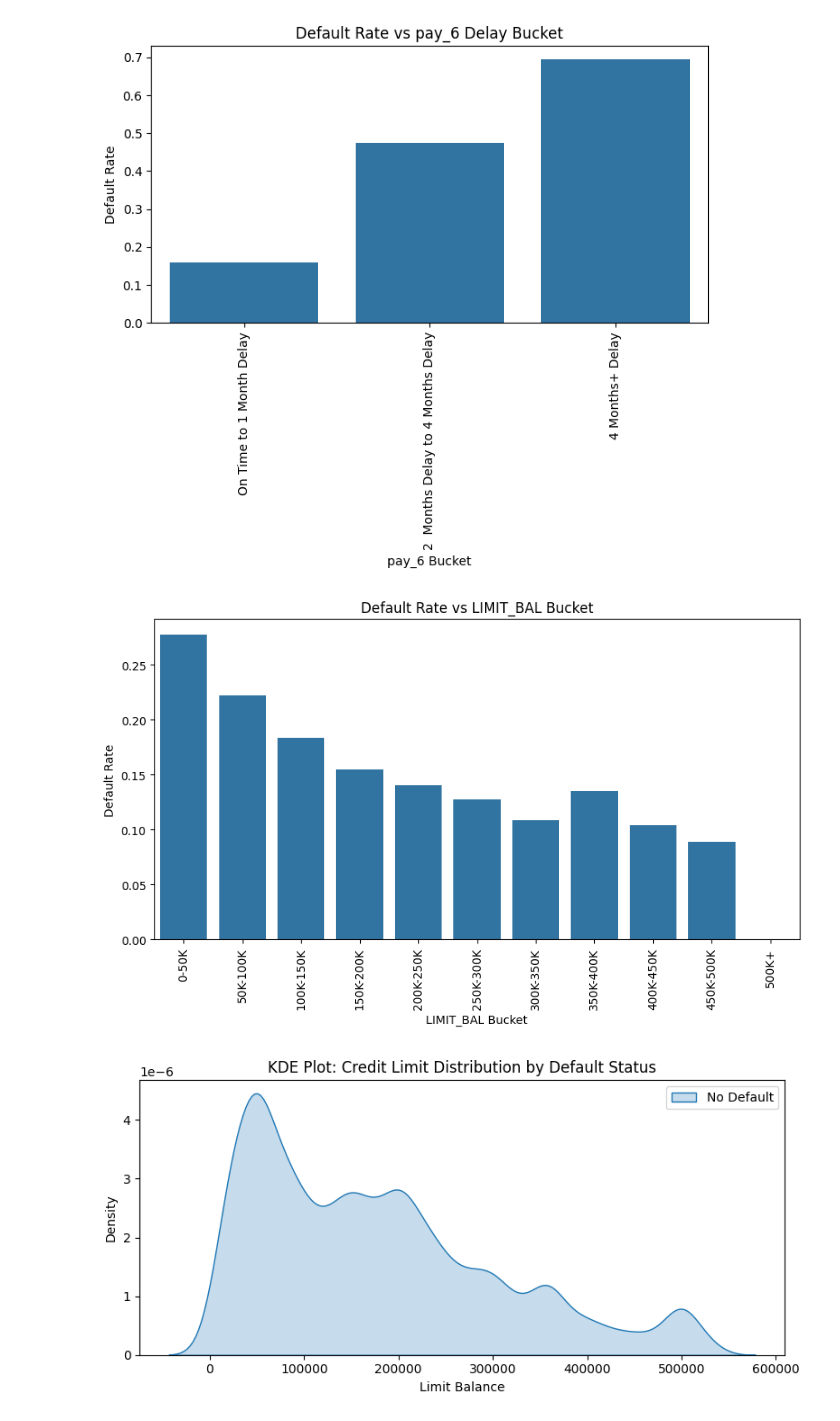
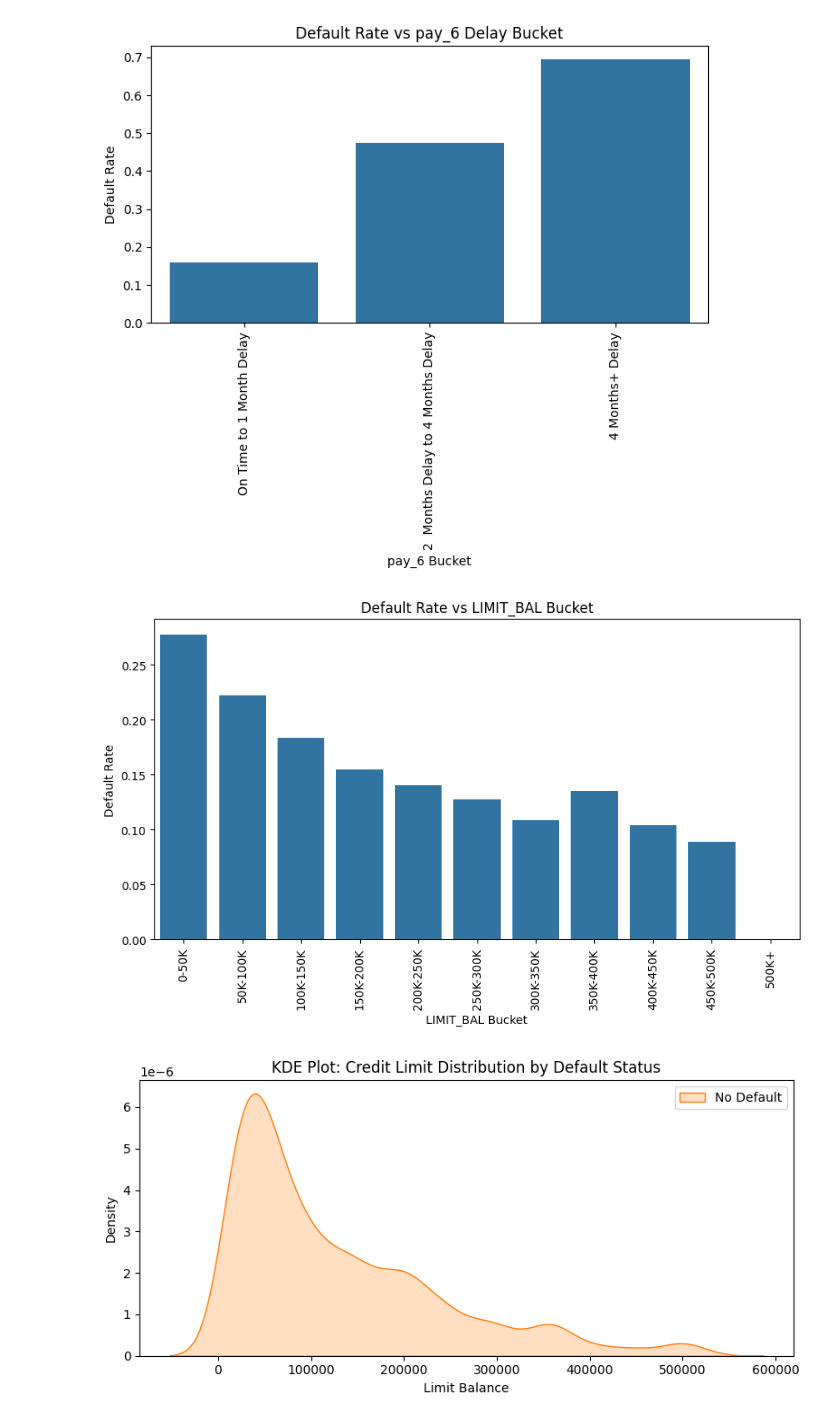
Before and after one commit to krishsingla06/Credit-Card-Default-Prediction-23114050, a Jupyter notebook: main.ipynb, the cells around one changed output. Drawn from its saved outputs; the diff is of its cells as text; code cells hidden in the pictures.

```diff
--- a/main.ipynb
+++ b/main.ipynb
@@ -41,10 +41,6 @@ max           205.380000            1.000000
 # Missing values
 print(df.isnull().sum())
 
-# Unique values in categoricals
-for col in ['sex', 'education', 'marriage']:
-    print(col, df[col].unique())
-
 #in age replace nulls with mean
 df['age'].fillna(df['age'].mean(), inplace=True)
 # %% [output]
@@ -229,12 +229,14 @@ Q1 = df['LIMIT_BAL'].quantile(0.25)
 Q3 = df['LIMIT_BAL'].quantile(0.75)
 IQR = Q3 - Q1
 
-outliers = df[(df['LIMIT_BAL'] < (Q1 - 1.5 * IQR)) | (df['LIMIT_BAL'] > (Q3 + 1.5 * IQR))]
+# Capping the outliers to upper IQR bound
+lower_bound = max(Q1 - 1.5 * IQR,0)
+upper_bound = Q3 + 1.5 * IQR
+
+outliers = df[(df['LIMIT_BAL'] < lower_bound) | (df['LIMIT_BAL'] > upper_bound)]
+print(f'Lower bound: {lower_bound}, Upper bound: {upper_bound}')
 print(f'Number of outliers in LIMIT_BAL: {len(outliers)}')
 
-# Capping the outliers to upper IQR bound
-lower_bound = Q1 - 1.5 * IQR
-upper_bound = Q3 + 1.5 * IQR
 print(df.shape)
 df['LIMIT_BAL'] = df['LIMIT_BAL'].clip(lower=lower_bound, upper=upper_bound)
 # Print dimensions after cleaning
@@ -567,7 +543,7 @@ for col in eng_cols:
 
 #apply log transformation to engineering columns
 for col in eng_cols:
-    if(col == 'PAY_TO_BILL_ratio'):
+    if(col == 'pay_TO_BILL_ratio'):
         continue
     df[col] = np.log1p(df[col])  # log1p handles zero values correctly
     sns.histplot(df[col], kde=True)
@@ -576,8 +552,8 @@ for col in eng_cols:
 
 # Clip the engineering columns to 0.005 and 0.975 quantiles
 for col in eng_cols:
-    lower = df[col].quantile(0.01)
-    upper = df[col].quantile(0.99)
+    lower = df[col].quantile(0.05)
+    upper = df[col].quantile(0.95)
     df[col] = df[col].clip(lower=lower, upper=upper)
     print(f"After capping, {col} shape: {df[col].shape}")
     # now plot
@@ -609,4 +653,13 @@ Name: proportion, dtype: float64
 # %%
+# Define delay_bucket function
+def delay_bucket(x):
+    if x <= 1:
+        return 'On Time to 1 Month Delay'
+    elif 2 <= x <= 4:
+        return '2  Months Delay to 4 Months Delay'
+    else:
+        return '4 Months+ Delay'
+
 #for pay_0 to pay_6, create buckets and plot default rate
 for col in pay_status_cols[:]:
     df[f'{col}_bucket'] = df[col].apply(delay_bucket)
@@ -641,36 +694,36 @@ df['LIMIT_BAL_bucket'] = pd.cut(df['LIMIT_BAL'], bins=bins, labels=labels)
 # Compute default rate for each LIMIT_BAL bucket
 grouped_limit = df.groupby('LIMIT_BAL_bucket')['next_month_default'].agg(['mean', 'count']).reset_index()
 
 grouped_limit.columns = ['LIMIT_BAL_bucket', 'default_rate', 'count']
 # Plot default rate for LIMIT_BAL buckets
 plt.figure(figsize=(10, 5))
 sns.barplot(x='LIMIT_BAL_bucket', y='default_rate', data=grouped_limit)
 plt.xticks(rotation=90)
 plt.title('Default Rate vs LIMIT_BAL Bucket')
 plt.ylabel('Default Rate')
 plt.xlabel('LIMIT_BAL Bucket')
 plt.show()
 
 
 #also plot a continuous plot for LIMIT_BAL something like a kde plot
 plt.figure(figsize=(8, 4))
 sns.kdeplot(
-    data=df[df['next_month_default'] == 0],
+    data=df[df['next_month_default'] == 1],
     x='LIMIT_BAL',
     label='No Default',
     fill=True,
-    color="#1f77b4"
+    color="#ff7f0e"
 )
 
 plt.title("KDE Plot: Credit Limit Distribution by Default Status")
 plt.xlabel("Limit Balance")
 plt.ylabel("Density")
 plt.legend()
 plt.tight_layout()
 plt.show()
 # %% [output]
 [figure]
-[figure, old version]
+[figure, new version]
 # %%
 categorical_vars = ['education', 'sex', 'marriage']
 
```
Also changed, not shown: parts of 25 cells of this notebook, 1 other file.
